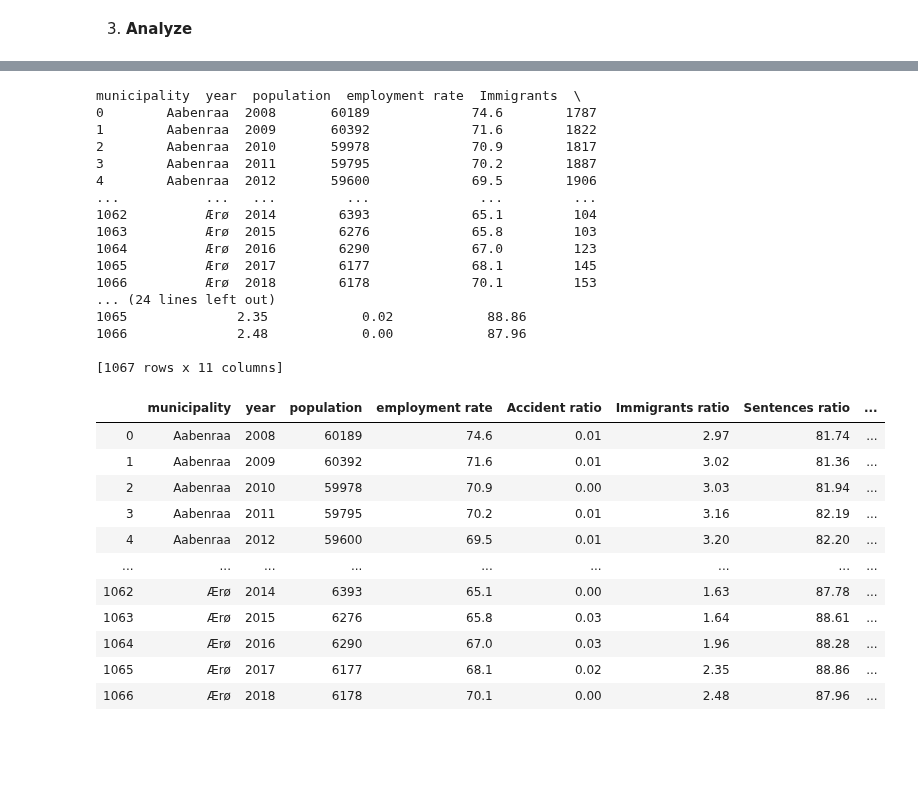
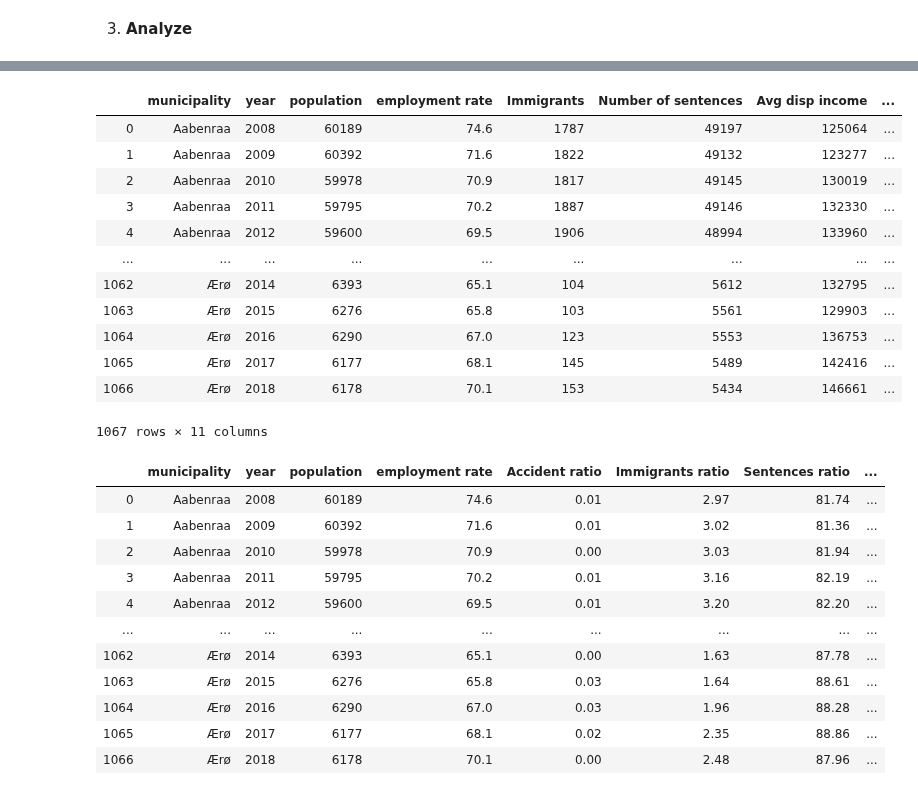
Before and after one commit to Rapyki/projects-2020-slangerne, a Jupyter notebook: dataproject/dataproject.ipynb, the cells around one changed output, grey strips where cells are left out. Saved outputs shown, nothing was run; the diff lists cells and outputs as text; code cells hidden in the pictures; blank space fills up the shorter version.

```diff
--- a/dataproject/dataproject.ipynb
+++ b/dataproject/dataproject.ipynb
@@ -321,32 +279,27 @@ where *X* is the variable, such aa: "Immigrants" and *pop* is the population siz
 # %%
-# We append Tabel1 with different ratios
-Tabel1['Immigrants ratio'] = Tabel1['Immigrants'] / Tabel1['population'] * 100
-Tabel1['Accident ratio'] = Tabel1['Number of accidents'] / Tabel1['population'] * 100
-Tabel1['Sentences ratio'] = Tabel1['Number of sentences'] / Tabel1['population'] * 100
+# We append Table1 with different ratios
+Table1['Immigrants ratio'] = Table1['Immigrants'] / Table1['population'] * 100
+Table1['Accident ratio'] = Table1['Number of accidents'] / Table1['population'] * 100
+Table1['Sentences ratio'] = Table1['Number of sentences'] / Table1['population'] * 100
 
-# Round the Ratios for two decimals
-Tabel1['Immigrants ratio'] = Tabel1['Immigrants ratio'].round(2)
-Tabel1['Accident ratio'] = Tabel1['Accident ratio'].round(2)
-Tabel1['Sentences ratio'] = Tabel1['Sentences ratio'].round(2)
+#  Then we round the Ratios to two decimals
+Table1['Immigrants ratio'] = Table1['Immigrants ratio'].round(2)
+Table1['Accident ratio'] = Table1['Accident ratio'].round(2)
+Table1['Sentences ratio'] = Table1['Sentences ratio'].round(2)
 
-
-print(Tabel1)
+Table1
 # %% [output]
+|  | municipality | year | population | employment rate | Immigrants | Number of sentences | Avg disp income | ... |
+| 0 | Aabenraa | 2008 | 60189 | 74.6 | 1787 | 49197 | 125064 | ... |
+| 1 | Aabenraa | 2009 | 60392 | 71.6 | 1822 | 49132 | 123277 | ... |
+| 2 | Aabenraa | 2010 | 59978 | 70.9 | 1817 | 49145 | 130019 | ... |
+| 3 | Aabenraa | 2011 | 59795 | 70.2 | 1887 | 49146 | 132330 | ... |
+| 4 | Aabenraa | 2012 | 59600 | 69.5 | 1906 | 48994 | 133960 | ... |
+| ... | ... | ... | ... | ... | ... | ... | ... | ... |
+| 1062 | Ærø | 2014 | 6393 | 65.1 | 104 | 5612 | 132795 | ... |
+| 1063 | Ærø | 2015 | 6276 | 65.8 | 103 | 5561 | 129903 | ... |
+| 1064 | Ærø | 2016 | 6290 | 67.0 | 123 | 5553 | 136753 | ... |
+| 1065 | Ærø | 2017 | 6177 | 68.1 | 145 | 5489 | 142416 | ... |
+| 1066 | Ærø | 2018 | 6178 | 70.1 | 153 | 5434 | 146661 | ... |
-municipality  year  population  employment rate  Immigrants  \
-0        Aabenraa  2008       60189             74.6        1787
-1        Aabenraa  2009       60392             71.6        1822
-2        Aabenraa  2010       59978             70.9        1817
-3        Aabenraa  2011       59795             70.2        1887
-4        Aabenraa  2012       59600             69.5        1906
-...           ...   ...         ...              ...         ...
-1062          Ærø  2014        6393             65.1         104
-1063          Ærø  2015        6276             65.8         103
-1064          Ærø  2016        6290             67.0         123
-1065          Ærø  2017        6177             68.1         145
-1066          Ærø  2018        6178             70.1         153
-... (24 lines left out)
-1065              2.35            0.02            88.86
-1066              2.48            0.00            87.96
-
-[1067 rows x 11 columns]
+1067 rows × 11 columns
 # %%
```
Also changed, not shown: parts of 19 cells of this notebook, 1 other file.
